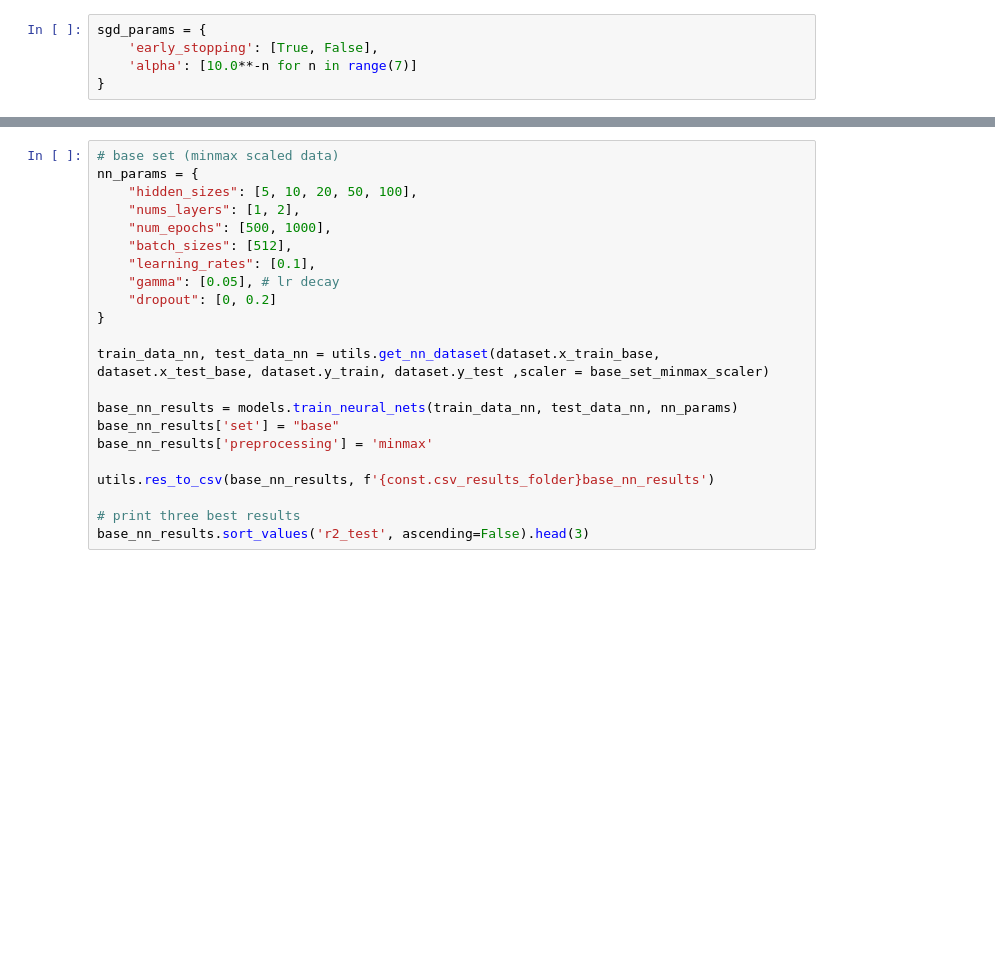
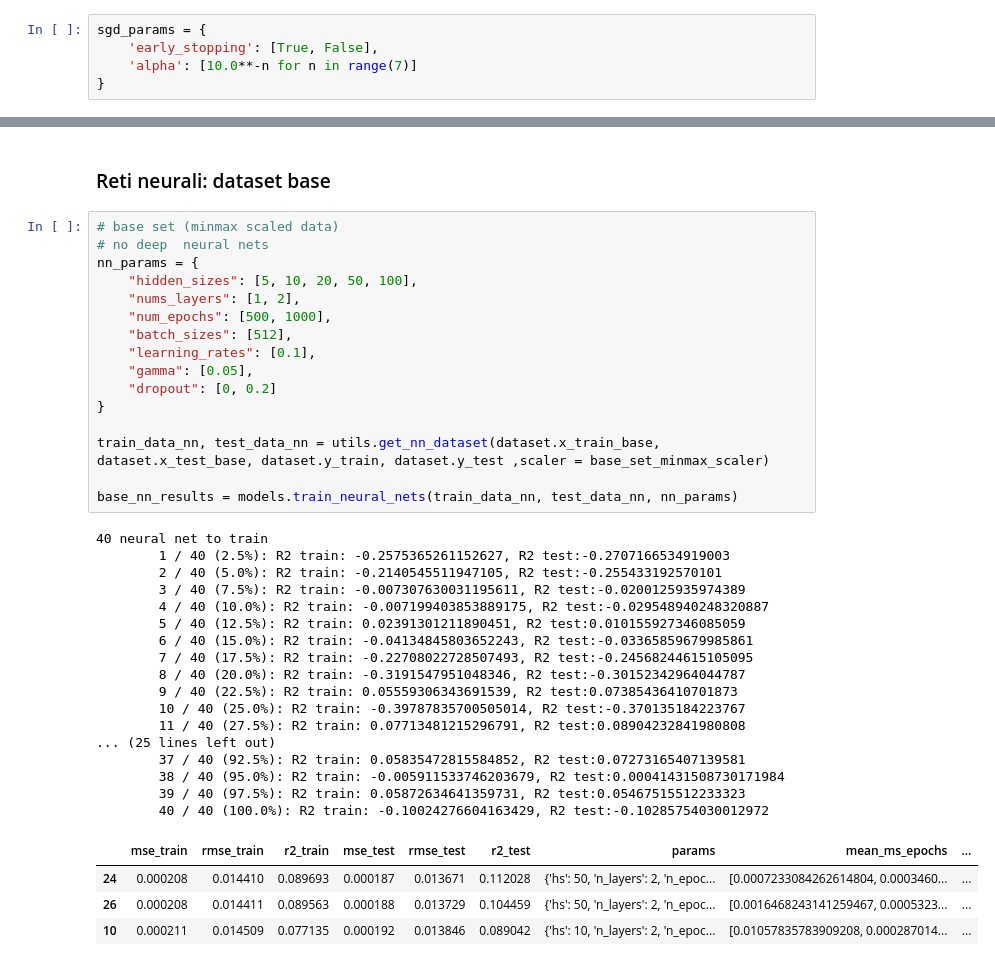
Before and after one commit to burububbu/context-aware-analysis, a Jupyter notebook: noise prediction analysis/models_analysis.ipynb, the cells around one changed output, grey strips where cells are left out. Drawn from its saved outputs; the diff is of its cells as text; blank space fills up the shorter version.

```diff
--- a/noise prediction analysis/models_analysis.ipynb
+++ b/noise prediction analysis/models_analysis.ipynb
@@ -120,22 +253,40 @@ utils.plot_scores(x='set', y='r2_test', hue='preprocessing',  data=sgd_results[s
+# %% [markdown]
+### Reti neurali: dataset base
 # %%
 # base set (minmax scaled data)
+# no deep  neural nets
 nn_params = {
     "hidden_sizes": [5, 10, 20, 50, 100],
     "nums_layers": [1, 2],
     "num_epochs": [500, 1000],
     "batch_sizes": [512],
     "learning_rates": [0.1],
-    "gamma": [0.05], # lr decay
+    "gamma": [0.05],
     "dropout": [0, 0.2]
 }
 
 train_data_nn, test_data_nn = utils.get_nn_dataset(dataset.x_train_base, dataset.x_test_base, dataset.y_train, dataset.y_test ,scaler = base_set_minmax_scaler)
 
 base_nn_results = models.train_neural_nets(train_data_nn, test_data_nn, nn_params)
-base_nn_results['set'] = "base"
-base_nn_results['preprocessing'] = 'minmax'
-
-utils.res_to_csv(base_nn_results, f'{const.csv_results_folder}base_nn_results')
-
-# print three best results
-base_nn_results.sort_values('r2_test', ascending=False).head(3)
+# %% [output]
+40 neural net to train
+        1 / 40 (2.5%): R2 train: -0.2575365261152627, R2 test:-0.2707166534919003
+        2 / 40 (5.0%): R2 train: -0.2140545511947105, R2 test:-0.255433192570101
+        3 / 40 (7.5%): R2 train: -0.007307630031195611, R2 test:-0.0200125935974389
+        4 / 40 (10.0%): R2 train: -0.007199403853889175, R2 test:-0.029548940248320887
+        5 / 40 (12.5%): R2 train: 0.02391301211890451, R2 test:0.010155927346085059
+        6 / 40 (15.0%): R2 train: -0.04134845803652243, R2 test:-0.03365859679985861
+        7 / 40 (17.5%): R2 train: -0.22708022728507493, R2 test:-0.24568244615105095
+        8 / 40 (20.0%): R2 train: -0.3191547951048346, R2 test:-0.30152342964044787
+        9 / 40 (22.5%): R2 train: 0.05559306343691539, R2 test:0.07385436410701873
+        10 / 40 (25.0%): R2 train: -0.39787835700505014, R2 test:-0.370135184223767
+        11 / 40 (27.5%): R2 train: 0.07713481215296791, R2 test:0.08904232841980808
+... (25 lines left out)
+        37 / 40 (92.5%): R2 train: 0.05835472815584852, R2 test:0.07273165407139581
+        38 / 40 (95.0%): R2 train: -0.005911533746203679, R2 test:0.00041431508730171984
+        39 / 40 (97.5%): R2 train: 0.05872634641359731, R2 test:0.05467515512233323
+        40 / 40 (100.0%): R2 train: -0.10024276604163429, R2 test:-0.10285754030012972
+|  | mse_train | rmse_train | r2_train | mse_test | rmse_test | r2_test | params | mean_ms_epochs | ... |
+| 24 | 0.000208 | 0.014410 | 0.089693 | 0.000187 | 0.013671 | 0.112028 | {'hs': 50, 'n_layers': 2, 'n_epoc... | [0.0007233084262614804, 0.0003460... | ... |
+| 26 | 0.000208 | 0.014411 | 0.089563 | 0.000188 | 0.013729 | 0.104459 | {'hs': 50, 'n_layers': 2, 'n_epoc... | [0.0016468243141259467, 0.0005323... | ... |
+| 10 | 0.000211 | 0.014509 | 0.077135 | 0.000192 | 0.013846 | 0.089042 | {'hs': 10, 'n_layers': 2, 'n_epoc... | [0.01057835783909208, 0.000287014... | ... |
```
Also changed, not shown: parts of 48 cells of this notebook.
